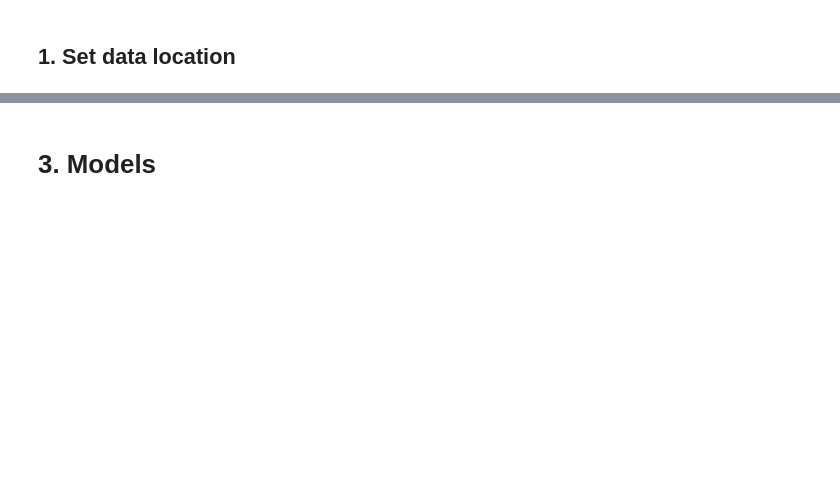
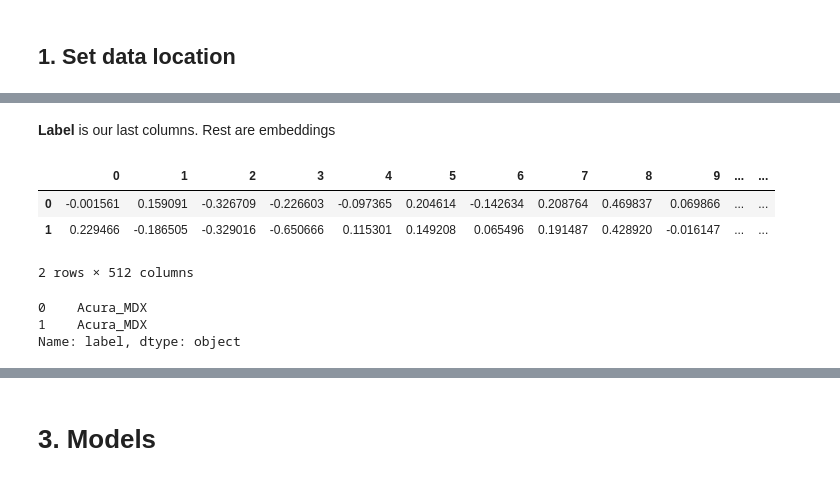
Before and after one commit to car-brand-detection/car-brand-detection, a Jupyter notebook: models/SiameseBinaryClassifier.ipynb, the cells around one changed output, grey strips where cells are left out. Drawn from its saved outputs; the diff is of its cells as text; code cells hidden in the pictures; blank space fills up the shorter version.

```diff
--- a/models/SiameseBinaryClassifier.ipynb
+++ b/models/SiameseBinaryClassifier.ipynb
@@ -167,0 +180,17 @@ def get_file_path_by_id(file_id, dir=config.root):
+# %% [markdown]
+**Label** is our last columns. Rest are embeddings
+# %%
+embeddings_bag = df[(df.columns[:-1])]
+embeddings_bag.head(2)
+# %% [output]
+|  | 0 | 1 | 2 | 3 | 4 | 5 | 6 | 7 | 8 | 9 | ... | ... |
+| 0 | -0.001561 | 0.159091 | -0.326709 | -0.226603 | -0.097365 | 0.204614 | -0.142634 | 0.208764 | 0.469837 | 0.069866 | ... | ... |
+| 1 | 0.229466 | -0.186505 | -0.329016 | -0.650666 | 0.115301 | 0.149208 | 0.065496 | 0.191487 | 0.428920 | -0.016147 | ... | ... |
+2 rows × 512 columns
+# %%
+labels = df[df.columns[-1]]
+labels.head(2)
+# %% [output]
+0    Acura_MDX
+1    Acura_MDX
+Name: label, dtype: object
```
Also changed, not shown: parts of 55 cells of this notebook.
